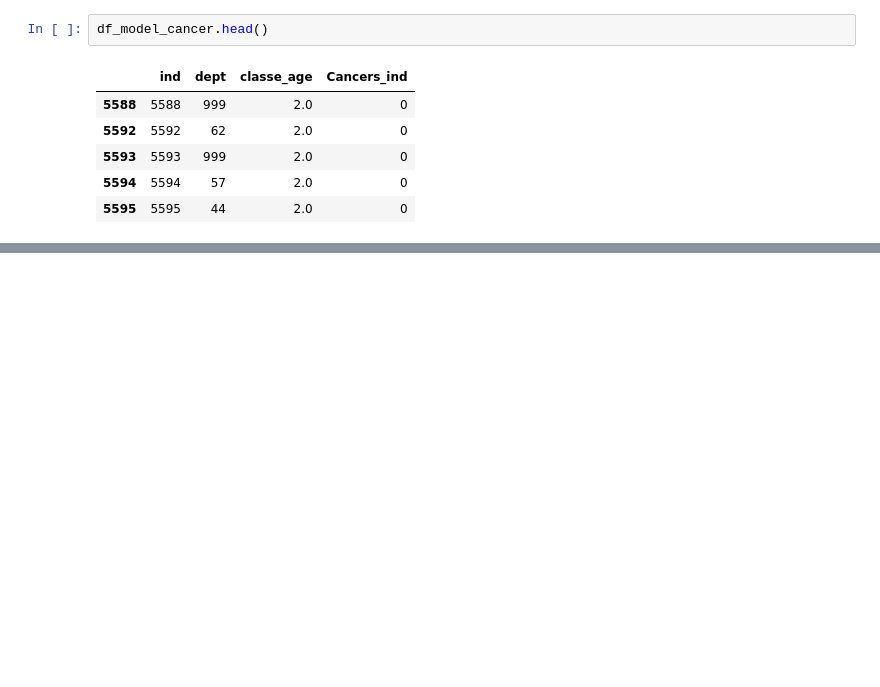
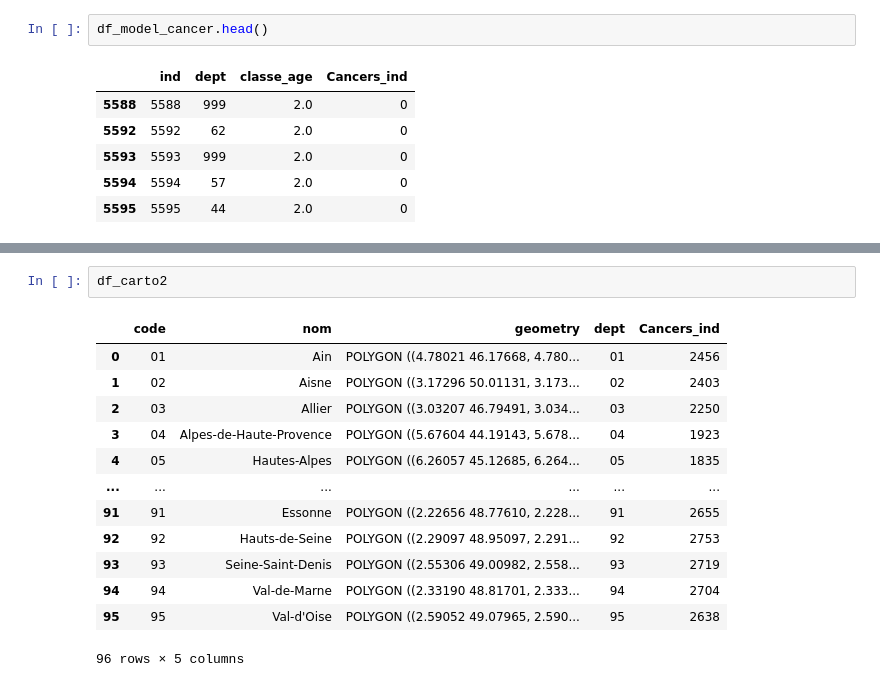
Before and after one commit to tpaquier/Python_DS, a Jupyter notebook: Reduction_dimension_et_carto.ipynb, the cells around one changed output, grey strips where cells are left out. Drawn from its saved outputs; the diff is of its cells as text; blank space fills up the shorter version.

```diff
--- a/Reduction_dimension_et_carto.ipynb
+++ b/Reduction_dimension_et_carto.ipynb
@@ -186,0 +275,16 @@ SyntaxError: unterminated string literal (detected at line 1) (2068925053.py, li
+# %%
+df_carto2
+# %% [output]
+|  | code | nom | geometry | dept | Cancers_ind |
+| 0 | 01 | Ain | POLYGON ((4.78021 46.17668, 4.780... | 01 | 2456 |
+| 1 | 02 | Aisne | POLYGON ((3.17296 50.01131, 3.173... | 02 | 2403 |
+| 2 | 03 | Allier | POLYGON ((3.03207 46.79491, 3.034... | 03 | 2250 |
+| 3 | 04 | Alpes-de-Haute-Provence | POLYGON ((5.67604 44.19143, 5.678... | 04 | 1923 |
+| 4 | 05 | Hautes-Alpes | POLYGON ((6.26057 45.12685, 6.264... | 05 | 1835 |
+| ... | ... | ... | ... | ... | ... |
+| 91 | 91 | Essonne | POLYGON ((2.22656 48.77610, 2.228... | 91 | 2655 |
+| 92 | 92 | Hauts-de-Seine | POLYGON ((2.29097 48.95097, 2.291... | 92 | 2753 |
+| 93 | 93 | Seine-Saint-Denis | POLYGON ((2.55306 49.00982, 2.558... | 93 | 2719 |
+| 94 | 94 | Val-de-Marne | POLYGON ((2.33190 48.81701, 2.333... | 94 | 2704 |
+| 95 | 95 | Val-d'Oise | POLYGON ((2.59052 49.07965, 2.590... | 95 | 2638 |
+96 rows × 5 columns
```
Also changed, not shown: parts of 16 cells of this notebook, 2 other files.
